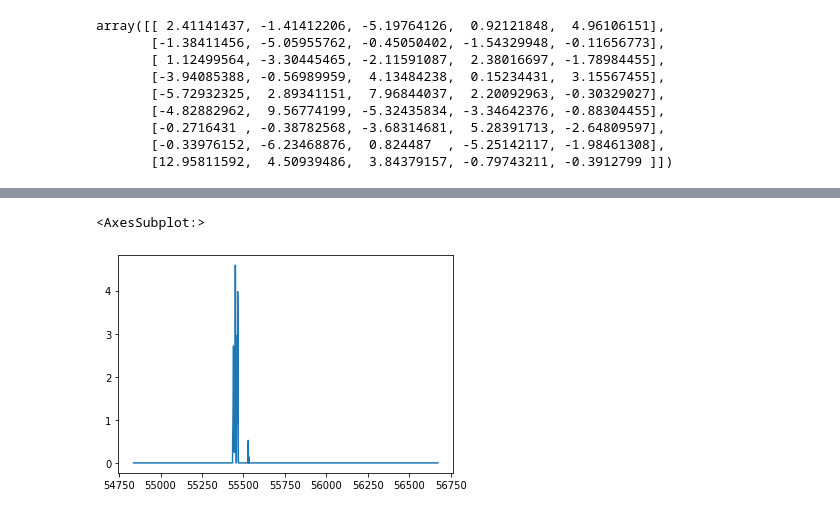
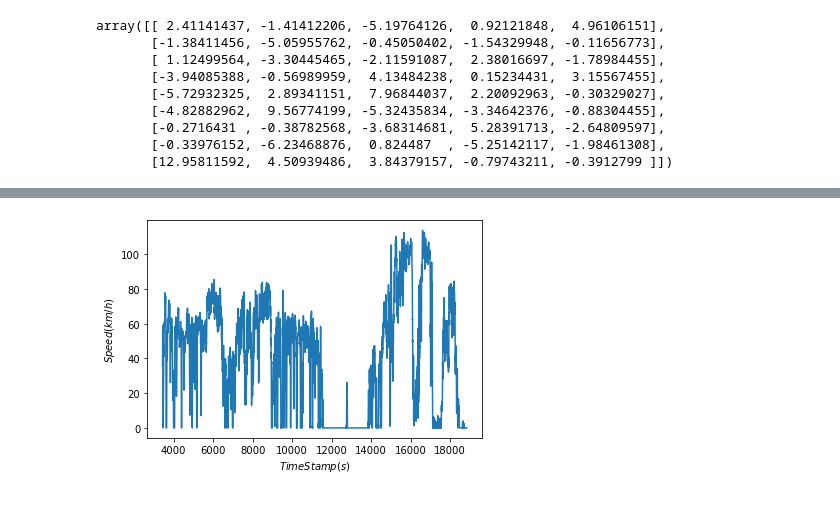
Before and after one commit to LittleLi2020/usage-based-insurance, a Jupyter notebook: lotus/speed-acceleration-analysis.ipynb, the cells around one changed output, grey strips where cells are left out. Cells and saved outputs as stored; diff of their text form; code cells hidden in the pictures.

```diff
--- a/lotus/speed-acceleration-analysis.ipynb
+++ b/lotus/speed-acceleration-analysis.ipynb
@@ -169,7 +187,9 @@ array([[ 2.41141437, -1.41412206, -5.19764126,  0.92121848,  4.96106151],
 # %%
 # speed visualize
-df_vis = df[df["journeyID"] == 37]
+df_vis = df[df["journeyID"] == 2]
 df_vis["VehSpdLgtA"].plot()
+plt.xlabel("$TimeStamp(s)$")
+plt.ylabel("$Speed(km/h)$")
+plt.show()
 # %% [output]
-<AxesSubplot:>
-[figure, old version]
+[figure, new version]
```
Also changed, not shown: parts of 4 cells of this notebook, 2 other files.
